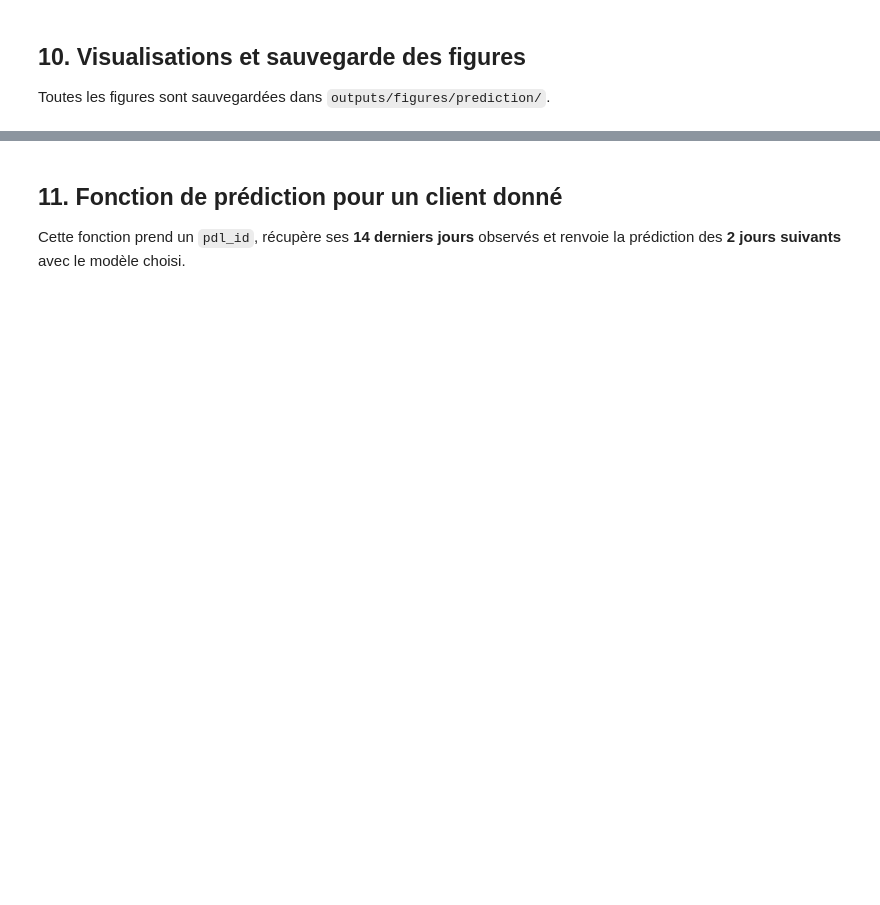
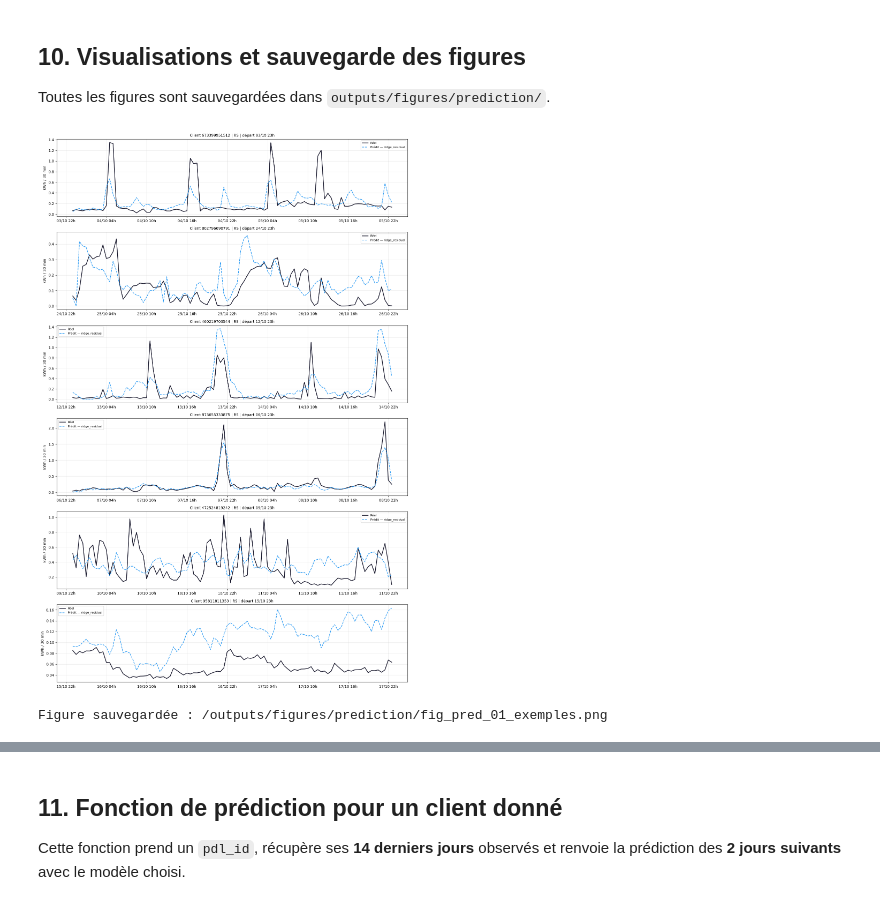
Before and after one commit to MariamRekik/Data-et-energie, a Jupyter notebook: Notebooks/03_prediction.ipynb, the cells around one changed output, grey strips where cells are left out. Drawn from its saved outputs; the diff is of its cells as text; code cells hidden in the pictures; blank space fills up the shorter version.

Commit message:
complete-prediction

```diff
--- a/Notebooks/03_prediction.ipynb
+++ b/Notebooks/03_prediction.ipynb
@@ -451,7 +485,7 @@ Timeline :   TRAIN  GAP | VAL (30j) | GAP | TEST (30j)
 Un **gap de 2 jours** est inséré entre chaque partie pour éviter toute fuite de données (les 14 jours d'entrée pourraient chevaucher la cible sinon).
 # %%
 all_dates = forecast_starts.values
-t_max = pd.Timestamp(all_dates.max())
+t_max = pd.Timestamp(all_dates.max()).tz_localize('UTC') # Ensure t_max is UTC-aware
 
 test_start = t_max - pd.Timedelta(days=N_TEST_DAYS)
 val_start  = test_start - pd.Timedelta(days=N_VAL_DAYS + GAP_DAYS)
@@ -561,7 +641,7 @@ Il utilise `MultiOutputRegressor` pour prédire les 96 pas de temps simultanéme
 > **`objective='regression_l1'`** (MAE) est plus robuste aux consommations nulles (RS hors vacances).
 # %%
 lgbm_model   = None
-pred_lgbm_val = None
+pred_lgbm_val = None # This will now be primarily a placeholder or renamed for consistency
 lgbm_val_table = pd.DataFrame()
 
 if LGBM_AVAILABLE:
@@ -572,9 +652,14 @@ if LGBM_AVAILABLE:
     lgbm_model.fit(X_extra[idx_train], Y_residual[idx_train])
 
     pred_res_lgbm_val = lgbm_model.predict(X_extra[idx_val]).astype(np.float32)
-    pred_lgbm_val     = np.clip(B_base[idx_val] + pred_res_lgbm_val, 0, None)
+    # The current pred_lgbm_val is a subset for validation indices
+    pred_lgbm_val_subset = np.clip(B_base[idx_val] + pred_res_lgbm_val, 0, None)
 
-    lgbm_val_table = evaluate_prediction_by_segment(Y, pred_lgbm_val, idx_val, "lgbm_residual")
+    # Create a full-sized prediction array for evaluation purposes
+    full_pred_lgbm_val = np.full(Y.shape, np.nan, dtype=np.float32)
+    full_pred_lgbm_val[idx_val] = pred_lgbm_val_subset
+
+    lgbm_val_table = evaluate_prediction_by_segment(Y, full_pred_lgbm_val, idx_val, "lgbm_residual")
     print("Résultats validation — LightGBM résiduel")
     display(lgbm_val_table[["modele", "segment", "n_examples", "MAE", "RMSE", "WMAPE", "sMAPE"]])
 else:
@@ -725,7 +830,12 @@ pred_cnn_val   = None
 cnn_val_table  = pd.DataFrame()
 
 if RUN_CNN and cnn_model is not None:
-    pred_cnn_val  = predict_cnn_for_indices(idx_val)
-    cnn_val_table = evaluate_prediction_by_segment(Y, pred_cnn_val, idx_val, "cnn_residual")
+    pred_cnn_val_subset = predict_cnn_for_indices(idx_val)
+
+    # Create a full-sized prediction array for evaluation purposes
+    full_pred_cnn_val = np.full(Y.shape, np.nan, dtype=np.float32)
+    full_pred_cnn_val[idx_val] = pred_cnn_val_subset
+
+    cnn_val_table = evaluate_prediction_by_segment(Y, full_pred_cnn_val, idx_val, "cnn_residual")
     print("Résultats validation — CNN")
     display(cnn_val_table[["modele", "segment", "n_examples", "MAE", "RMSE", "WMAPE", "MAPE_filtre_010", "sMAPE"]])
@@ -826,37 +985,56 @@ PALETTE = {
     "cnn_residual"      : "#E91E63",
 }
 # %%
-# Figure 1 : Exemples de prédictions (meilleur modèle ALL)
+# igure 1 : Exemples de prédictions (meilleur modèle ALL)
+
+# Ensure best_by_val is defined, in case of kernel restart or out-of-order execution
+if 'best_by_val' not in globals() and 'validation_results' in globals() and 'SELECTION_METRIC' in globals():
+    best_by_val = {}
+    for seg in ["RS", "RP", "ALL"]:
+        df_seg = validation_results[validation_results["segment"] == seg].sort_values(SELECTION_METRIC)
+        if len(df_seg):
+            row = df_seg.iloc[0]
+            best_by_val[seg] = row["modele"]
+    print("Warning: best_by_val was not found, re-calculated from validation_results.")
+elif 'best_by_val' not in globals():
+    # If validation_results or SELECTION_METRIC are also missing, a deeper issue exists.
+    # Fallback to a default if the above re-calculation is not possible.
+    best_by_val = {"ALL": "baseline_weekly"}
+    print("Warning: best_by_val, validation_results or SELECTION_METRIC were not found. Defaulting 'ALL' to 'baseline_weekly'.")
+
 
 model_to_plot   = best_by_val.get("ALL", "baseline_weekly")
 Y_pred_plot     = get_prediction_array(model_to_plot)
 
 rng         = np.random.default_rng(RANDOM_STATE)
 plot_indices = rng.choice(idx_test, size=min(6, len(idx_test)), replace=False)
 
 fig, axes = plt.subplots(len(plot_indices), 1, figsize=(14, 3.5 * len(plot_indices)))
 if len(plot_indices) == 1:
     axes = [axes]
 
 for ax, idx in zip(axes, plot_indices):
     start_time = forecast_starts.iloc[idx]
     dates      = pd.date_range(start=start_time, periods=HORIZON, freq="30min")
     seg        = windows.iloc[idx]["segment"]
     pdl        = windows.iloc[idx]["pdl_id"]
 
     ax.plot(dates, Y[idx],           color=PALETTE["Réel"],            lw=1.8, label="Réel")
     ax.plot(dates, Y_pred_plot[idx], color=PALETTE.get(model_to_plot, "#2196F3"),
             lw=1.5, ls="--", label=f"Prédit — {model_to_plot}")
     ax.set_title(f"Client {pdl} | {seg} | départ {start_time.strftime('%d/%m %Hh')}",
                  fontsize=10)
     ax.set_ylabel("kWh / 30 min")
     ax.xaxis.set_major_formatter(mdates.DateFormatter("%d/%m %Hh"))
     ax.xaxis.set_major_locator(mdates.HourLocator(interval=6))
     ax.grid(True, alpha=0.3)
     ax.legend(fontsize=8)
 
 plt.tight_layout()
 fig.savefig(FIG_DIR / "fig_pred_01_exemples.png", dpi=150, bbox_inches="tight")
 plt.show()
 print(f"Figure sauvegardée : {FIG_DIR / 'fig_pred_01_exemples.png'}")
+# %% [output]
+[figure, added]
+Figure sauvegardée : /outputs/figures/prediction/fig_pred_01_exemples.png
 # %%
```
Also changed, not shown: parts of 31 cells of this notebook, 10 other files.
